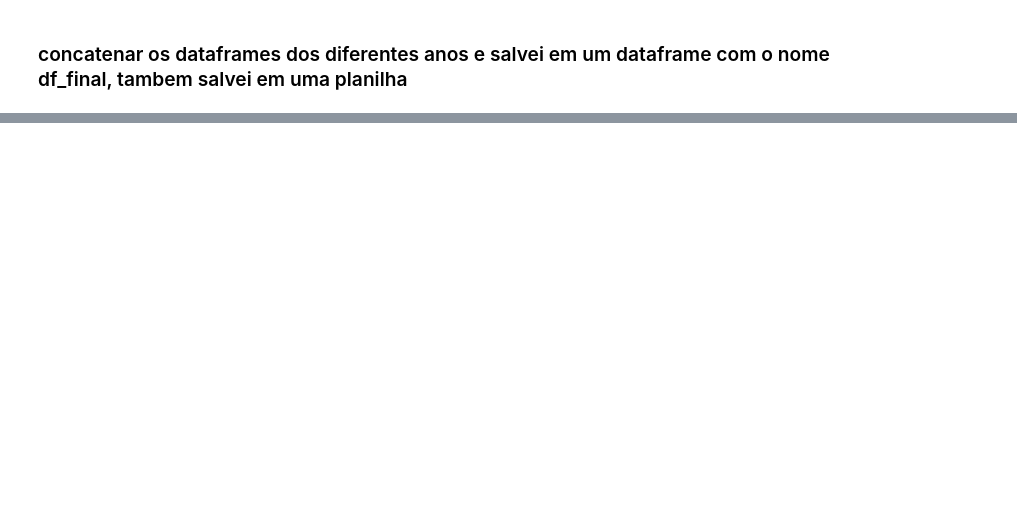
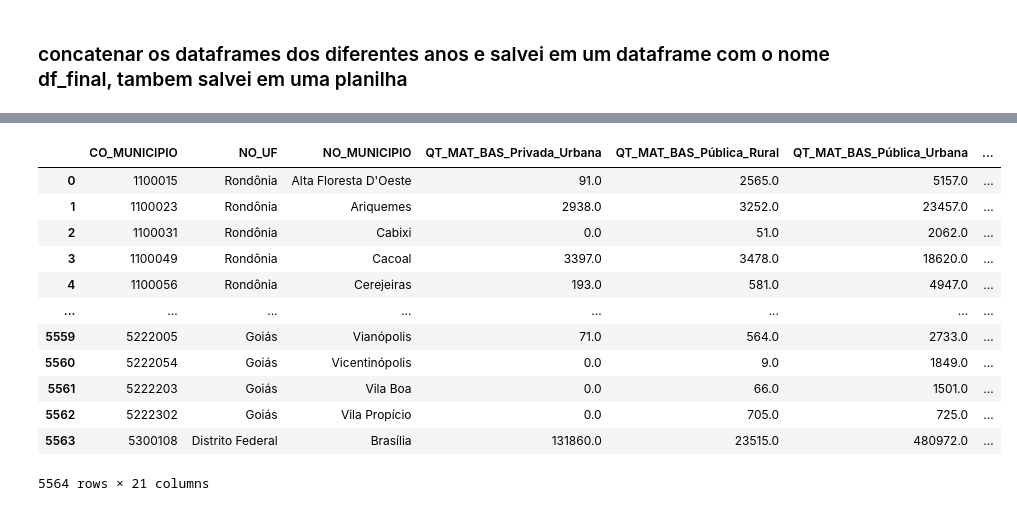
Before and after one commit to thiagodasillva/escolarData, a Jupyter notebook: mesclagem.ipynb, the cells around one changed output, grey strips where cells are left out. Saved outputs shown, nothing was run; the diff lists cells and outputs as text; code cells hidden in the pictures; blank space fills up the shorter version.

```diff
--- a/mesclagem.ipynb
+++ b/mesclagem.ipynb
@@ -372,0 +414,17 @@ df_filtrado
+# %%
+df_nMatriculas = pd.read_csv("alunos_matriculados/matriculas_detalhadas_2007.csv")
+df_nMatriculas
+# %% [output]
+|  | CO_MUNICIPIO | NO_UF | NO_MUNICIPIO | QT_MAT_BAS_Privada_Urbana | QT_MAT_BAS_Pública_Rural | QT_MAT_BAS_Pública_Urbana | ... |
+| 0 | 1100015 | Rondônia | Alta Floresta D'Oeste | 91.0 | 2565.0 | 5157.0 | ... |
+| 1 | 1100023 | Rondônia | Ariquemes | 2938.0 | 3252.0 | 23457.0 | ... |
+| 2 | 1100031 | Rondônia | Cabixi | 0.0 | 51.0 | 2062.0 | ... |
+| 3 | 1100049 | Rondônia | Cacoal | 3397.0 | 3478.0 | 18620.0 | ... |
+| 4 | 1100056 | Rondônia | Cerejeiras | 193.0 | 581.0 | 4947.0 | ... |
+| ... | ... | ... | ... | ... | ... | ... | ... |
+| 5559 | 5222005 | Goiás | Vianópolis | 71.0 | 564.0 | 2733.0 | ... |
+| 5560 | 5222054 | Goiás | Vicentinópolis | 0.0 | 9.0 | 1849.0 | ... |
+| 5561 | 5222203 | Goiás | Vila Boa | 0.0 | 66.0 | 1501.0 | ... |
+| 5562 | 5222302 | Goiás | Vila Propício | 0.0 | 705.0 | 725.0 | ... |
+| 5563 | 5300108 | Distrito Federal | Brasília | 131860.0 | 23515.0 | 480972.0 | ... |
+5564 rows × 21 columns
```
Also changed, not shown: parts of 16 cells of this notebook, 15 other files.
